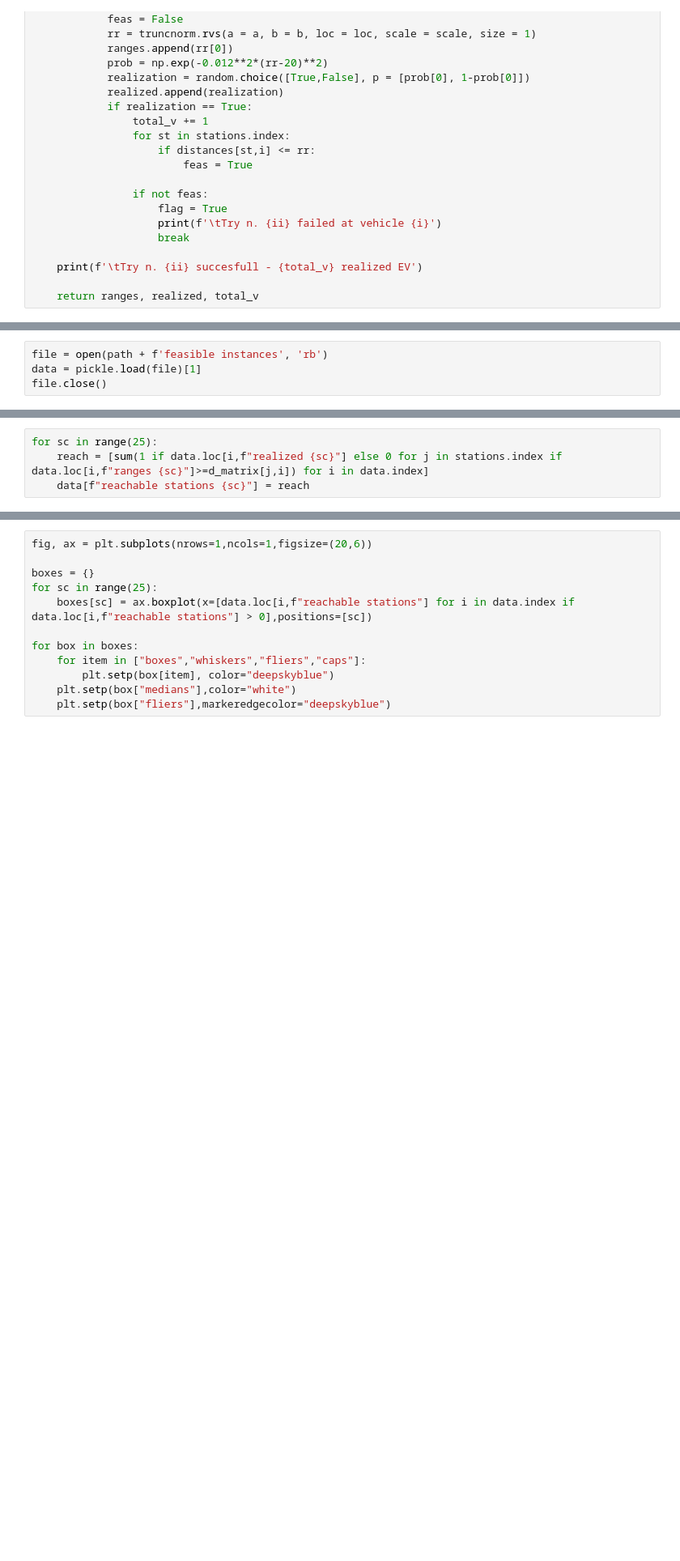
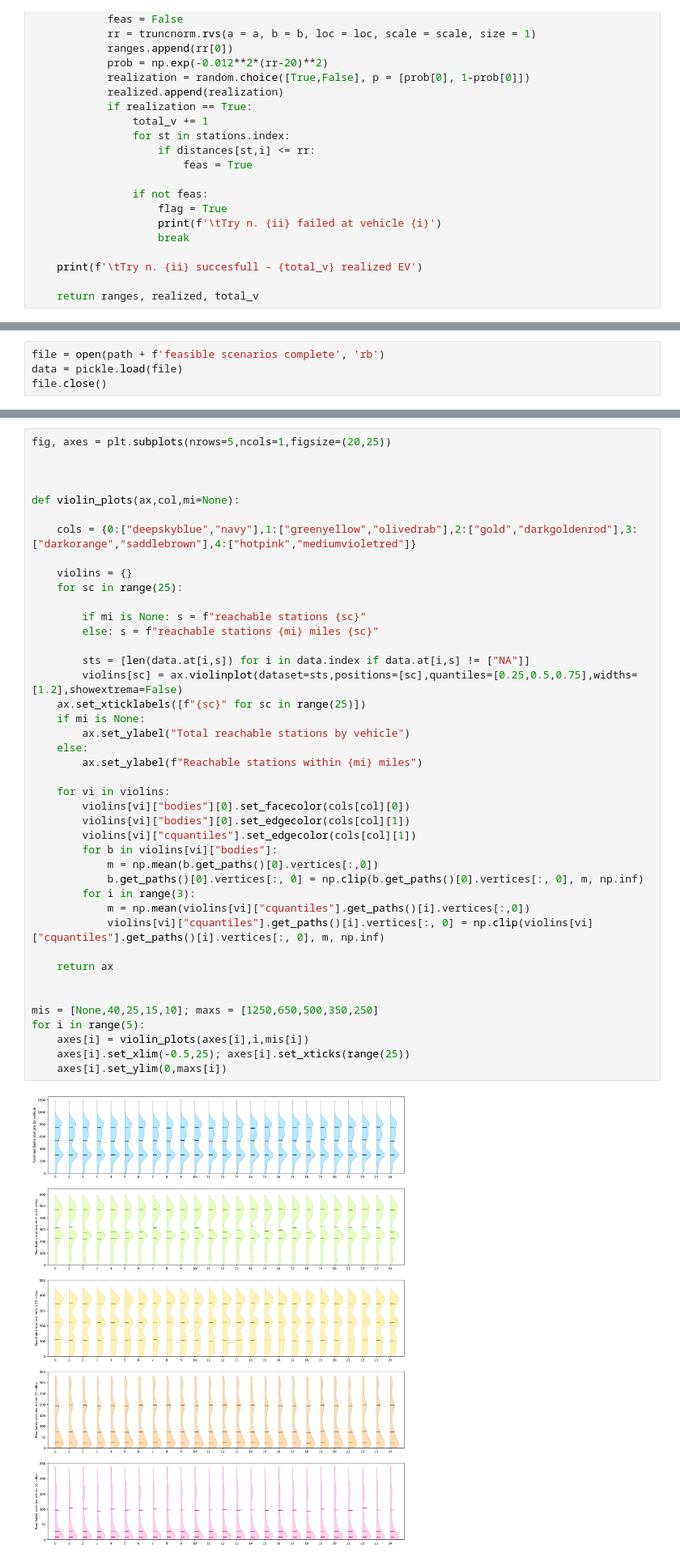
Before and after one commit to juanbeta98/MOPTA-23, a Jupyter notebook: Instances.ipynb, the cells around one changed output, grey strips where cells are left out. Shown at 81% size. Saved outputs shown, nothing was run; the diff lists cells and outputs as text; blank space fills up the shorter version.

Commit message:
Scenarios Dataframes

```diff
--- a/Instances.ipynb
+++ b/Instances.ipynb
@@ -121,4 +157,4 @@ a_file.close()
 # %%
-file = open(path + f'feasible instances', 'rb')
-data = pickle.load(file)[1]
+file = open(path + f'feasible scenarios complete', 'rb')
+data = pickle.load(file)
 file.close()
@@ -127,4 +160,0 @@ d_matrix = generate_distances()
-# %%
-for sc in range(25):
-    reach = [sum(1 if data.loc[i,f"realized {sc}"] else 0 for j in stations.index if data.loc[i,f"ranges {sc}"]>=d_matrix[j,i]) for i in data.index]
-    data[f"reachable stations {sc}"] = reach
@@ -137,12 +161,44 @@ a_file.close()
-# %%
-fig, ax = plt.subplots(nrows=1,ncols=1,figsize=(20,6))
-
-boxes = {}
-for sc in range(25):
-    boxes[sc] = ax.boxplot(x=[data.loc[i,f"reachable stations"] for i in data.index if data.loc[i,f"reachable stations"] > 0],positions=[sc])
-
-for box in boxes:
-    for item in ["boxes","whiskers","fliers","caps"]:
-        plt.setp(box[item], color="deepskyblue")
-    plt.setp(box["medians"],color="white")
-    plt.setp(box["fliers"],markeredgecolor="deepskyblue")
+# %%
+fig, axes = plt.subplots(nrows=5,ncols=1,figsize=(20,25))
+
+
+
+def violin_plots(ax,col,mi=None):
+
+    cols = {0:["deepskyblue","navy"],1:["greenyellow","olivedrab"],2:["gold","darkgoldenrod"],3:["darkorange","saddlebrown"],4:["hotpink","mediumvioletred"]}
+
+    violins = {}
+    for sc in range(25):
+
+        if mi is None: s = f"reachable stations {sc}"
+        else: s = f"reachable stations {mi} miles {sc}"
+
+        sts = [len(data.at[i,s]) for i in data.index if data.at[i,s] != ["NA"]]
+        violins[sc] = ax.violinplot(dataset=sts,positions=[sc],quantiles=[0.25,0.5,0.75],widths=[1.2],showextrema=False)
+    ax.set_xticklabels([f"{sc}" for sc in range(25)])
+    if mi is None:
+        ax.set_ylabel("Total reachable stations by vehicle")
+    else:
+        ax.set_ylabel(f"Reachable stations within {mi} miles")
+
+    for vi in violins:
+        violins[vi]["bodies"][0].set_facecolor(cols[col][0])
+        violins[vi]["bodies"][0].set_edgecolor(cols[col][1])
+        violins[vi]["cquantiles"].set_edgecolor(cols[col][1])
+        for b in violins[vi]["bodies"]:
+            m = np.mean(b.get_paths()[0].vertices[:,0])
+            b.get_paths()[0].vertices[:, 0] = np.clip(b.get_paths()[0].vertices[:, 0], m, np.inf)
+        for i in range(3):
+            m = np.mean(violins[vi]["cquantiles"].get_paths()[i].vertices[:,0])
+            violins[vi]["cquantiles"].get_paths()[i].vertices[:, 0] = np.clip(violins[vi]["cquantiles"].get_paths()[i].vertices[:, 0], m, np.inf)
+
+    return ax
+
+
+mis = [None,40,25,15,10]; maxs = [1250,650,500,350,250]
+for i in range(5):
+    axes[i] = violin_plots(axes[i],i,mis[i])
+    axes[i].set_xlim(-0.5,25); axes[i].set_xticks(range(25))
+    axes[i].set_ylim(0,maxs[i])
+# %% [output]
+[figure, added]
```
Also changed, not shown: parts of 16 cells of this notebook, 51 other files.
